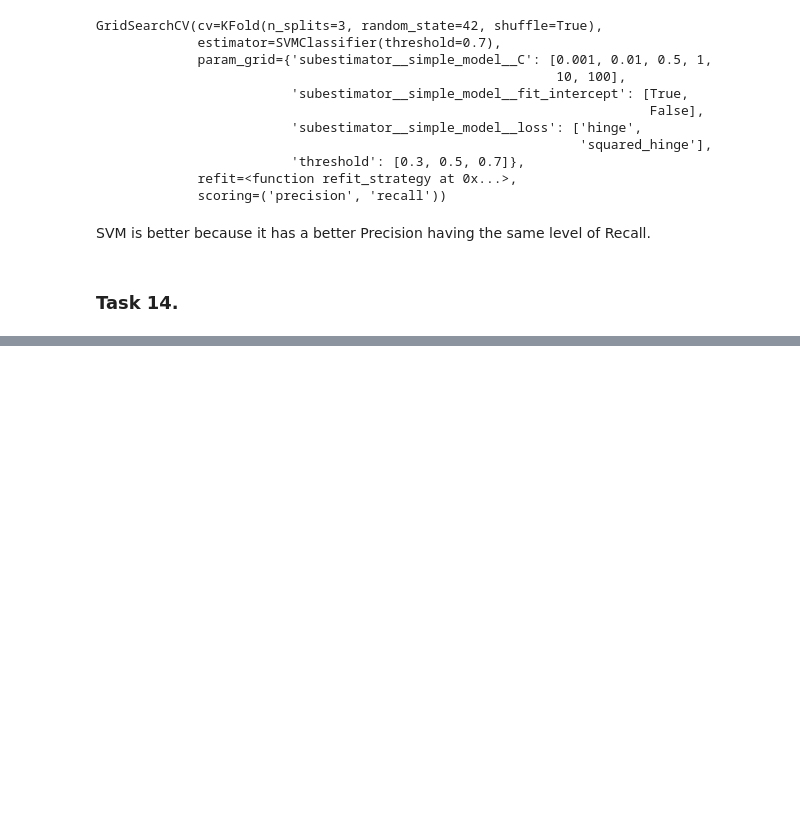
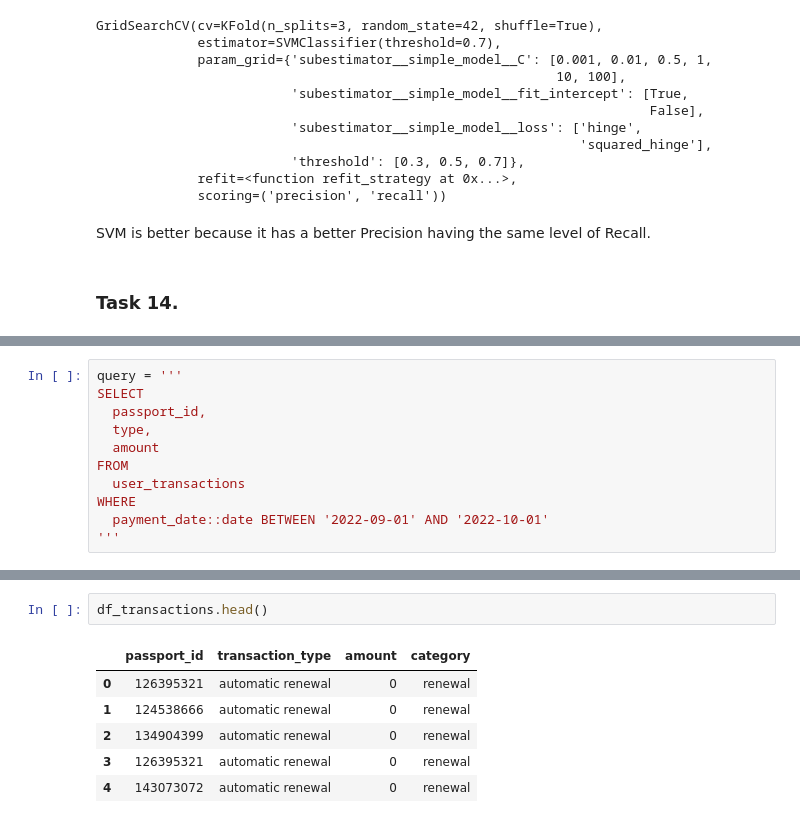
Before and after one commit to nktnlx/advanced_data_analysis_course, a Jupyter notebook: 04_ml/03_classification.ipynb, the cells around one changed output, grey strips where cells are left out. Cells and saved outputs as stored; diff of their text form; blank space fills up the shorter version.

```diff
--- a/04_ml/03_classification.ipynb
+++ b/04_ml/03_classification.ipynb
@@ -754,0 +760,11 @@ SVM is better because it has a better Precision having the same level of Recall.
+# %%
+query = '''
+SELECT
+  passport_id,
+  type,
+  amount
+FROM
+  user_transactions
+WHERE
+  payment_date::date BETWEEN '2022-09-01' AND '2022-10-01'
+'''
@@ -754,0 +794,9 @@ SVM is better because it has a better Precision having the same level of Recall.
+# %%
+df_transactions.head()
+# %% [output]
+|  | passport_id | transaction_type | amount | category |
+| 0 | 126395321 | automatic renewal | 0 | renewal |
+| 1 | 124538666 | automatic renewal | 0 | renewal |
+| 2 | 134904399 | automatic renewal | 0 | renewal |
+| 3 | 126395321 | automatic renewal | 0 | renewal |
+| 4 | 143073072 | automatic renewal | 0 | renewal |
```
Also changed, not shown: parts of 38 cells of this notebook.
